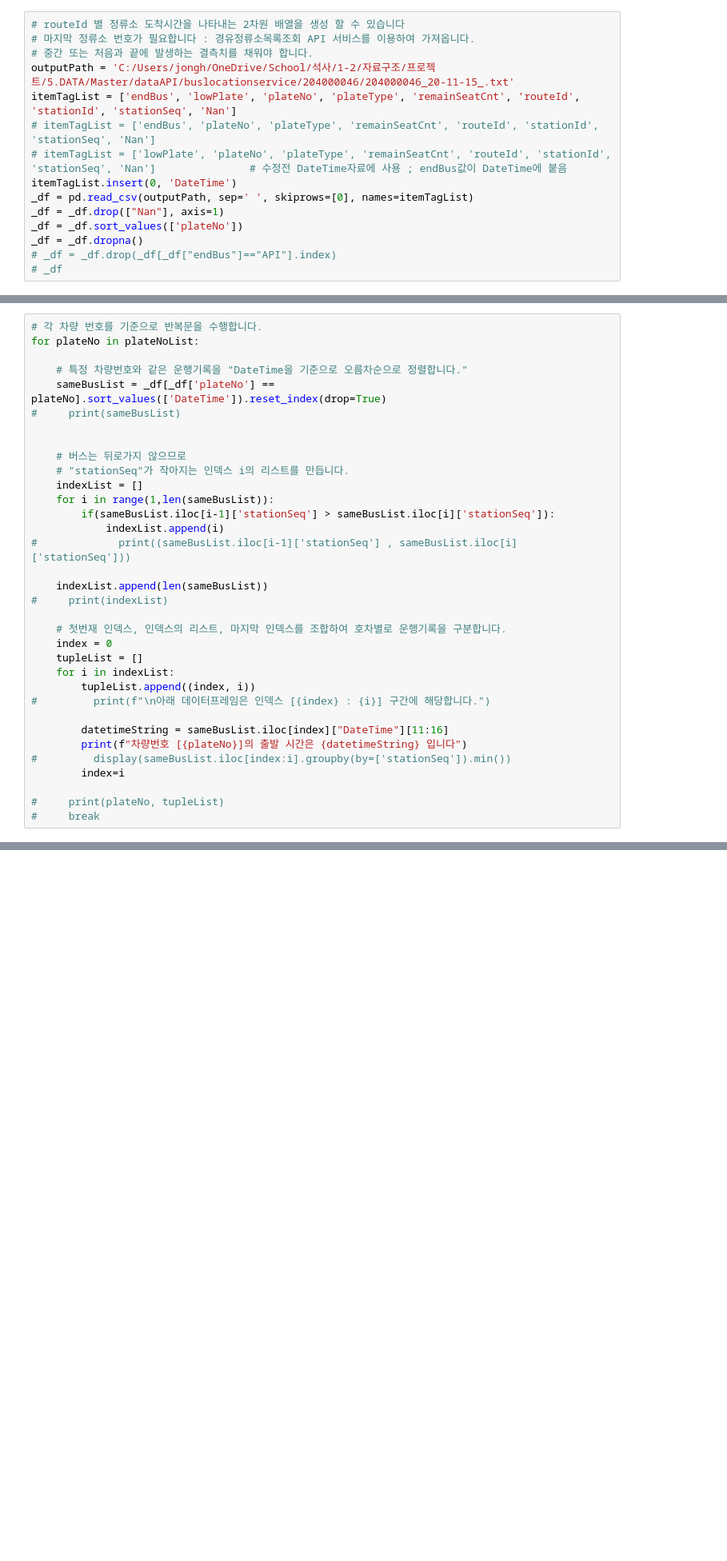
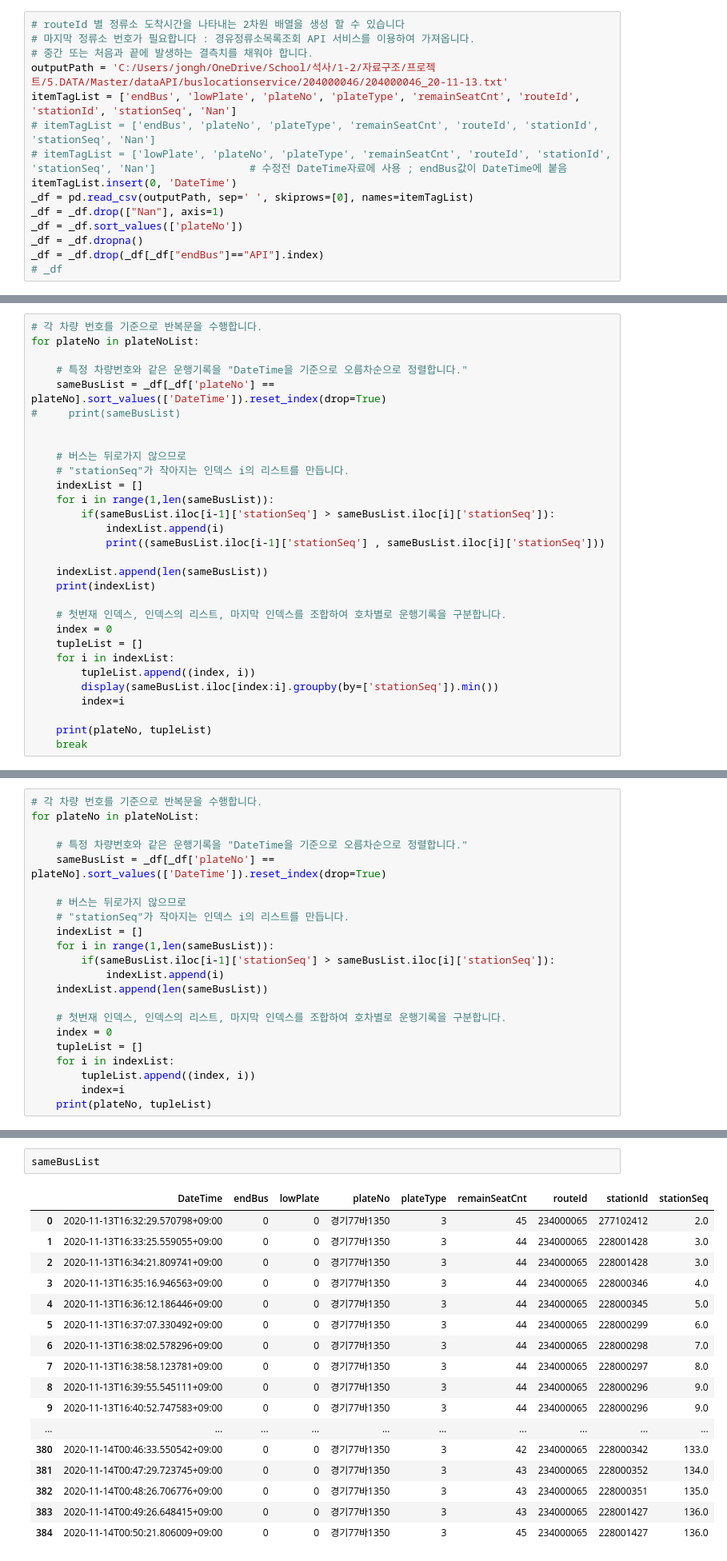
Before and after one commit to pilltong/Data-Structure-Project, a Jupyter notebook: BTTA_CallAPI.ipynb, the cells around one changed output, grey strips where cells are left out. Shown: that part at 80% size. Drawn from its saved outputs; the diff is of its cells as text; blank space fills up the shorter version.

```diff
--- a/BTTA_CallAPI.ipynb
+++ b/BTTA_CallAPI.ipynb
@@ -459,7 +453,7 @@ import datetime
 # routeId 별 정류소 도착시간을 나타내는 2차원 배열을 생성 할 수 있습니다
 # 마지막 정류소 번호가 필요합니다 : 경유정류소목록조회 API 서비스를 이용하여 가져옵니다.
 # 중간 또는 처음과 끝에 발생하는 결측치를 채워야 합니다.
-outputPath = 'C:/Users/jongh/OneDrive/School/석사/1-2/자료구조/프로젝트/5.DATA/Master/dataAPI/buslocationservice/204000046/204000046_20-11-15_.txt'
+outputPath = 'C:/Users/jongh/OneDrive/School/석사/1-2/자료구조/프로젝트/5.DATA/Master/dataAPI/buslocationservice/204000046/204000046_20-11-13.txt'
 itemTagList = ['endBus', 'lowPlate', 'plateNo', 'plateType', 'remainSeatCnt', 'routeId', 'stationId', 'stationSeq', 'Nan']
 # itemTagList = ['endBus', 'plateNo', 'plateType', 'remainSeatCnt', 'routeId', 'stationId', 'stationSeq', 'Nan']
 # itemTagList = ['lowPlate', 'plateNo', 'plateType', 'remainSeatCnt', 'routeId', 'stationId', 'stationSeq', 'Nan']               # 수정전 DateTime자료에 사용 ; endBus값이 DateTime에 붙음
@@ -468,7 +462,7 @@ _df = pd.read_csv(outputPath, sep=' ', skiprows=[0], names=itemTagList)
 _df = _df.drop(["Nan"], axis=1)
 _df = _df.sort_values(['plateNo'])
 _df = _df.dropna()
-# _df = _df.drop(_df[_df["endBus"]=="API"].index)
+_df = _df.drop(_df[_df["endBus"]=="API"].index)
 # _df
 # %%
 # 차량 운행기록을 "plateNo"를 기준으로 구분합니다.
@@ -493,23 +482,19 @@ for plateNo in plateNoList:
     for i in range(1,len(sameBusList)):
         if(sameBusList.iloc[i-1]['stationSeq'] > sameBusList.iloc[i]['stationSeq']):
             indexList.append(i)
-#             print((sameBusList.iloc[i-1]['stationSeq'] , sameBusList.iloc[i]['stationSeq']))
+            print((sameBusList.iloc[i-1]['stationSeq'] , sameBusList.iloc[i]['stationSeq']))
 
     indexList.append(len(sameBusList))
-#     print(indexList)
+    print(indexList)
 
     # 첫번재 인덱스, 인덱스의 리스트, 마지막 인덱스를 조합하여 호차별로 운행기록을 구분합니다.
     index = 0
     tupleList = []
     for i in indexList:
         tupleList.append((index, i))
-#         print(f"\n아래 데이터프레임은 인덱스 [{index} : {i}] 구간에 해당합니다.")
-
-        datetimeString = sameBusList.iloc[index]["DateTime"][11:16]
-        print(f"차량번호 [{plateNo}]의 출발 시간은 {datetimeString} 입니다")
-#         display(sameBusList.iloc[index:i].groupby(by=['stationSeq']).min())
+        display(sameBusList.iloc[index:i].groupby(by=['stationSeq']).min())
         index=i
 
-#     print(plateNo, tupleList)
-#     break
+    print(plateNo, tupleList)
+    break
 # %% [output]
@@ -532,0 +559,22 @@ for plateNo in plateNoList:
+# %%
+# 각 차량 번호를 기준으로 반복문을 수행합니다.
+for plateNo in plateNoList:
+
+    # 특정 차량번호와 같은 운행기록을 "DateTime을 기준으로 오름차순으로 정렬합니다."
+    sameBusList = _df[_df['plateNo'] == plateNo].sort_values(['DateTime']).reset_index(drop=True)
+
+    # 버스는 뒤로가지 않으므로
+    # "stationSeq"가 작아지는 인덱스 i의 리스트를 만듭니다.
+    indexList = []
+    for i in range(1,len(sameBusList)):
+        if(sameBusList.iloc[i-1]['stationSeq'] > sameBusList.iloc[i]['stationSeq']):
+            indexList.append(i)
+    indexList.append(len(sameBusList))
+
+    # 첫번재 인덱스, 인덱스의 리스트, 마지막 인덱스를 조합하여 호차별로 운행기록을 구분합니다.
+    index = 0
+    tupleList = []
+    for i in indexList:
+        tupleList.append((index, i))
+        index=i
+    print(plateNo, tupleList)
@@ -532,0 +590,20 @@ for plateNo in plateNoList:
+# %%
+sameBusList
+# %% [output]
+|  | DateTime | endBus | lowPlate | plateNo | plateType | remainSeatCnt | routeId | stationId | stationSeq |
+| 0 | 2020-11-13T16:32:29.570798+09:00 | 0 | 0 | 경기77바1350 | 3 | 45 | 234000065 | 277102412 | 2.0 |
+| 1 | 2020-11-13T16:33:25.559055+09:00 | 0 | 0 | 경기77바1350 | 3 | 44 | 234000065 | 228001428 | 3.0 |
+| 2 | 2020-11-13T16:34:21.809741+09:00 | 0 | 0 | 경기77바1350 | 3 | 44 | 234000065 | 228001428 | 3.0 |
+| 3 | 2020-11-13T16:35:16.946563+09:00 | 0 | 0 | 경기77바1350 | 3 | 44 | 234000065 | 228000346 | 4.0 |
+| 4 | 2020-11-13T16:36:12.186446+09:00 | 0 | 0 | 경기77바1350 | 3 | 44 | 234000065 | 228000345 | 5.0 |
+| 5 | 2020-11-13T16:37:07.330492+09:00 | 0 | 0 | 경기77바1350 | 3 | 44 | 234000065 | 228000299 | 6.0 |
+| 6 | 2020-11-13T16:38:02.578296+09:00 | 0 | 0 | 경기77바1350 | 3 | 44 | 234000065 | 228000298 | 7.0 |
+| 7 | 2020-11-13T16:38:58.123781+09:00 | 0 | 0 | 경기77바1350 | 3 | 44 | 234000065 | 228000297 | 8.0 |
+| 8 | 2020-11-13T16:39:55.545111+09:00 | 0 | 0 | 경기77바1350 | 3 | 44 | 234000065 | 228000296 | 9.0 |
+| 9 | 2020-11-13T16:40:52.747583+09:00 | 0 | 0 | 경기77바1350 | 3 | 44 | 234000065 | 228000296 | 9.0 |
+| ... | ... | ... | ... | ... | ... | ... | ... | ... | ... |
+| 380 | 2020-11-14T00:46:33.550542+09:00 | 0 | 0 | 경기77바1350 | 3 | 42 | 234000065 | 228000342 | 133.0 |
+| 381 | 2020-11-14T00:47:29.723745+09:00 | 0 | 0 | 경기77바1350 | 3 | 43 | 234000065 | 228000352 | 134.0 |
+| 382 | 2020-11-14T00:48:26.706776+09:00 | 0 | 0 | 경기77바1350 | 3 | 43 | 234000065 | 228000351 | 135.0 |
+| 383 | 2020-11-14T00:49:26.648415+09:00 | 0 | 0 | 경기77바1350 | 3 | 43 | 234000065 | 228001427 | 136.0 |
+| 384 | 2020-11-14T00:50:21.806009+09:00 | 0 | 0 | 경기77바1350 | 3 | 45 | 234000065 | 228001427 | 136.0 |
```
Also changed, not shown: parts of 7 cells of this notebook.
